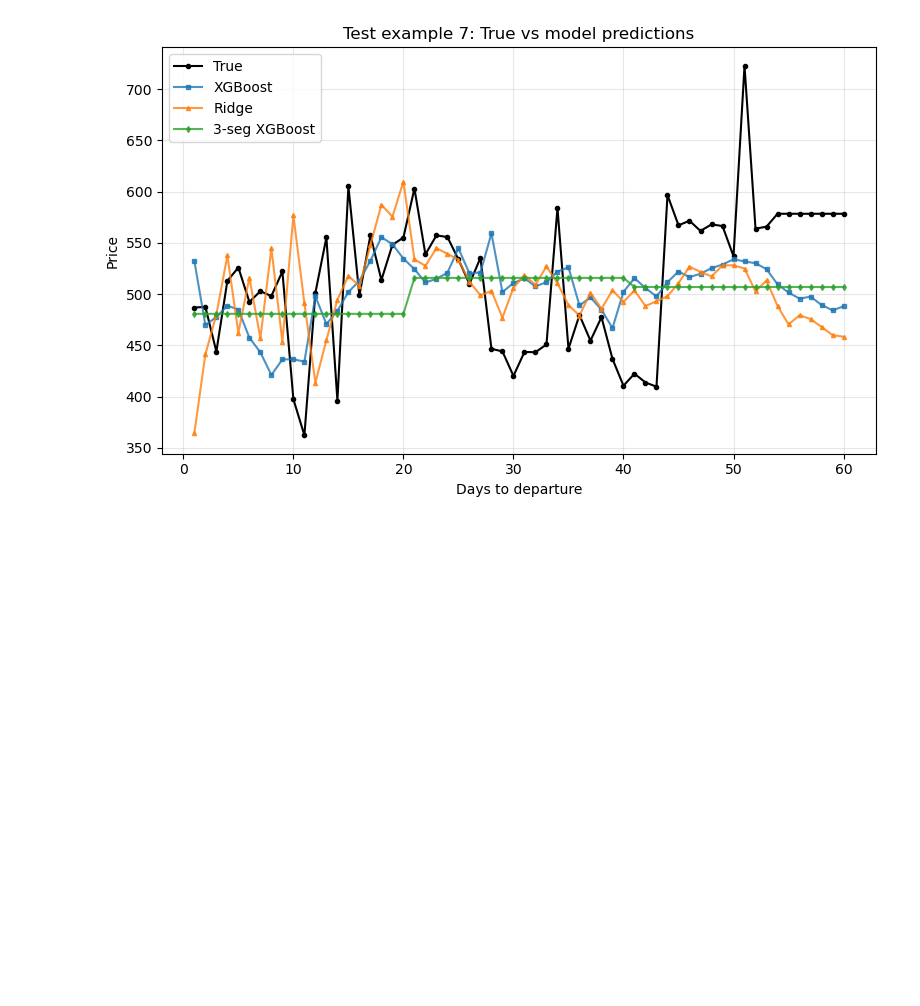
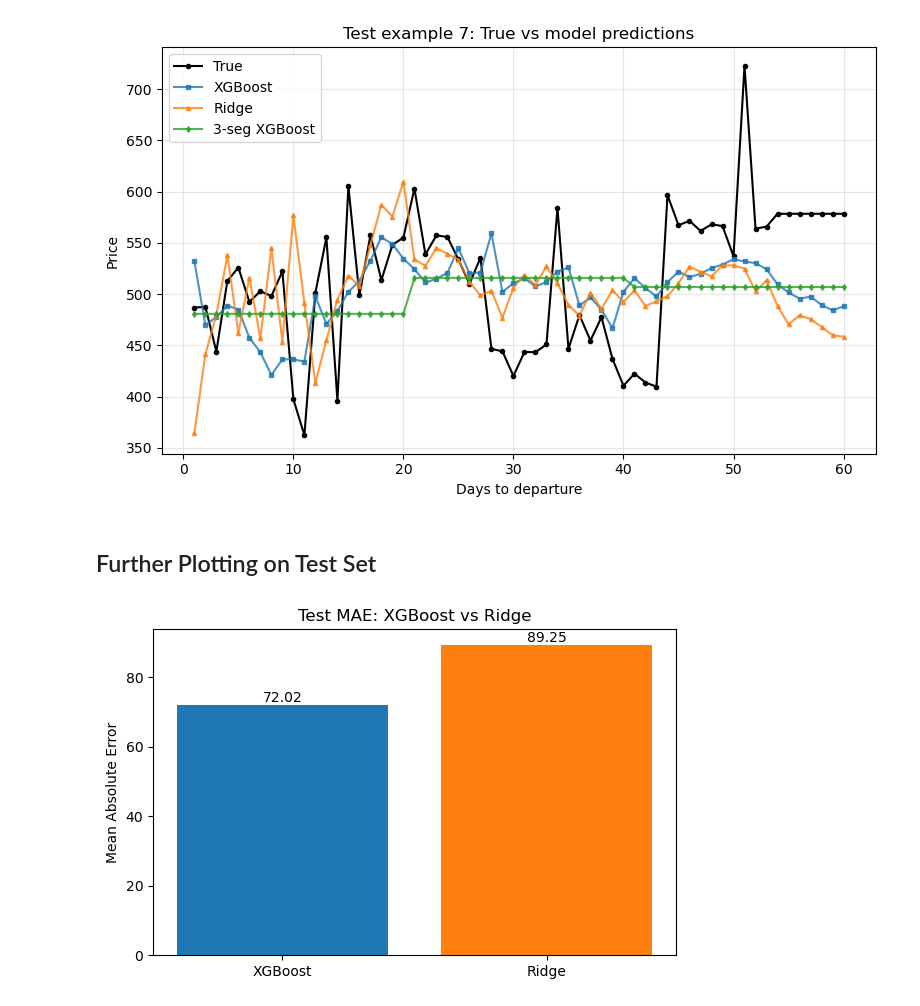
Before and after one commit to AndrasFerenczy/Applied-Machine-Learning-Project-CS-5785, a Jupyter notebook: training.ipynb, the cells around one changed output. Saved outputs shown, nothing was run; the diff lists cells and outputs as text; code cells hidden in the pictures; blank space fills up the shorter version.

```diff
--- a/training.ipynb
+++ b/training.ipynb
@@ -699,3 +736,29 @@ for idx in example_indices:
 [figure]
 [figure]
 [figure]
+# %% [markdown]
+## Further Plotting on Test Set
+# %%
+y_test_pred_xgb = model.predict(X_test)
+y_test_pred_ridge = ridge_model.predict(X_test)
+
+mae_xgb = mean_absolute_error(y_test, y_test_pred_xgb)
+mae_ridge = mean_absolute_error(y_test, y_test_pred_ridge)
+
+models = ["XGBoost", "Ridge"]
+maes = [mae_xgb, mae_ridge]
+
+plt.figure(figsize=(6, 4))
+bars = plt.bar(models, maes, color=["tab:blue", "tab:orange"])
+plt.ylabel("Mean Absolute Error")
+plt.title("Test MAE: XGBoost vs Ridge")
+
+for bar, val in zip(bars, maes):
+    plt.text(
+        bar.get_x() + bar.get_width() / 2, val, f"{val:.2f}", ha="center", va="bottom"
+    )
+
+plt.tight_layout()
+plt.show()
+# %% [output]
+[figure, added]
```
Also changed, not shown: parts of 4 cells of this notebook.
